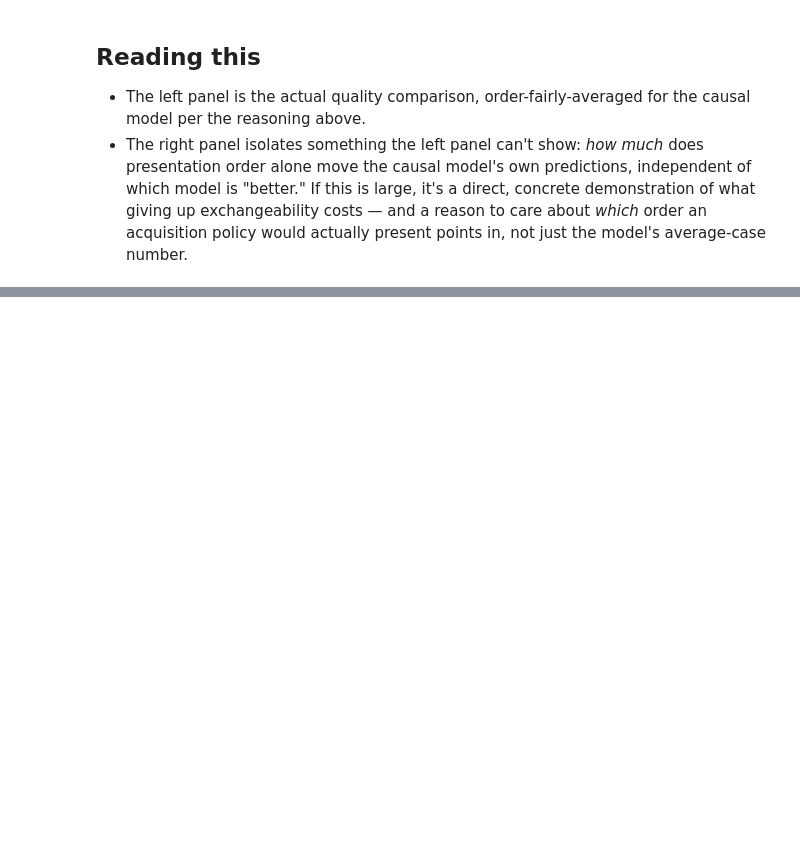
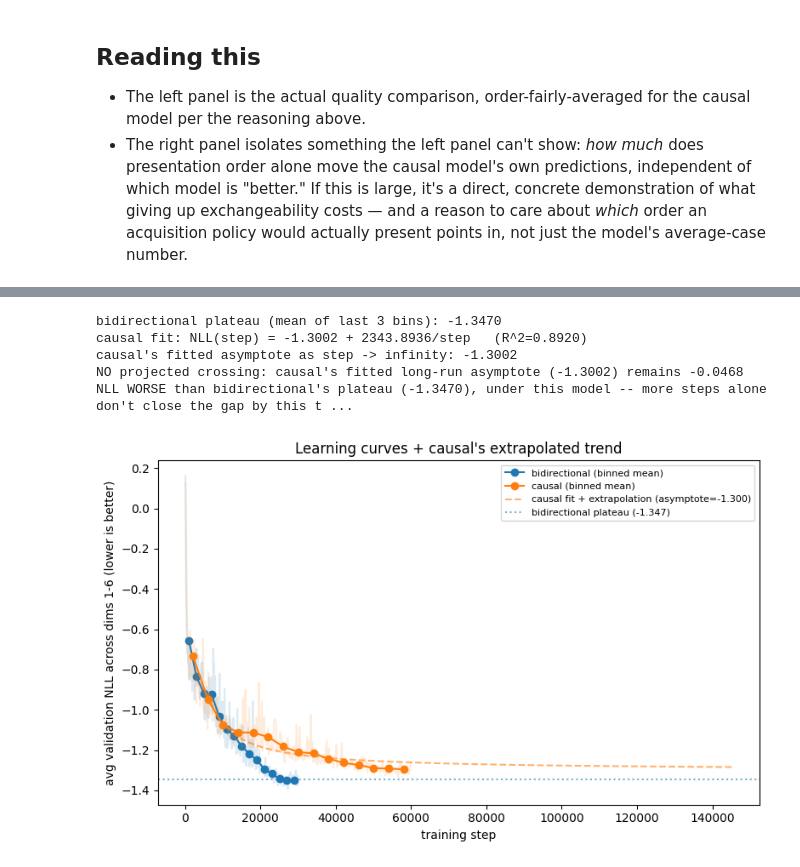
Before and after one commit to timruhkopf/AnytimeAcquisition, a Jupyter notebook: notebooks/pfn_causal_vs_bidirectional.ipynb, the cells around one changed output, grey strips where cells are left out. Cells and saved outputs as stored; diff of their text form; code cells hidden in the pictures; blank space fills up the shorter version.

```diff
--- a/notebooks/pfn_causal_vs_bidirectional.ipynb
+++ b/notebooks/pfn_causal_vs_bidirectional.ipynb
@@ -161,0 +217,61 @@ plt.show()
+# %%
+def binned_mean(steps, y, n_bins=15):
+    edges = np.linspace(steps.min(), steps.max(), n_bins + 1)
+    idx = np.digitize(steps, edges[1:-1])
+    bin_steps = np.array([steps[idx == i].mean() for i in range(n_bins)])
+    bin_y = np.array([y[idx == i].mean() for i in range(n_bins)])
+    return bin_steps, bin_y
+
+
+bidir_bs, bidir_by = binned_mean(bidir_lc_steps, bidir_lc_nll)
+causal_bs, causal_by = binned_mean(causal_lc_steps, causal_lc_nll)
+
+bidir_target = bidir_by[-3:].mean()  # bidirectional's own plateau level
+
+# NLL(step) = intercept + slope/step -- linear in 1/step, so plain OLS (no
+# nonlinear optimizer to land in a bad local minimum). Fit on causal's
+# binned curve, skipping the first bin (1/step blows up near step -> 0).
+inv_step = 1.0 / causal_bs[1:]
+slope, intercept = np.polyfit(inv_step, causal_by[1:], 1)
+pred = slope * inv_step + intercept
+r2 = 1 - np.sum((causal_by[1:] - pred) ** 2) / np.sum((causal_by[1:] - causal_by[1:].mean()) ** 2)
+
+print(f"bidirectional plateau (mean of last 3 bins): {bidir_target:.4f}")
+print(f"causal fit: NLL(step) = {intercept:.4f} + {slope:.4f}/step   (R^2={r2:.4f})")
+print(f"causal's fitted asymptote as step -> infinity: {intercept:.4f}")
+
+gap_at_infinity = bidir_target - intercept
+if intercept < bidir_target:
+    step_star = slope / (bidir_target - intercept)
+    print(f"estimated crossing step: {step_star:,.0f}")
+else:
+    print(
+        f"NO projected crossing: causal's fitted long-run asymptote ({intercept:.4f}) "
+        f"remains {gap_at_infinity:.4f} NLL WORSE than bidirectional's plateau ({bidir_target:.4f}), "
+        f"under this model -- more steps alone don't close the gap by this trend."
+    )
+# %% [output]
+bidirectional plateau (mean of last 3 bins): -1.3470
+causal fit: NLL(step) = -1.3002 + 2343.8936/step   (R^2=0.8920)
+causal's fitted asymptote as step -> infinity: -1.3002
+NO projected crossing: causal's fitted long-run asymptote (-1.3002) remains -0.0468 NLL WORSE than bidirectional's plateau (-1.3470), under this model -- more steps alone don't close the gap by this t ...
+# %%
+fig, ax = plt.subplots(figsize=(8, 5))
+ax.plot(bidir_lc_steps, bidir_lc_nll, alpha=0.15, color="tab:blue")
+ax.plot(bidir_bs, bidir_by, "o-", color="tab:blue", label="bidirectional (binned mean)")
+ax.plot(causal_lc_steps, causal_lc_nll, alpha=0.15, color="tab:orange")
+ax.plot(causal_bs, causal_by, "o-", color="tab:orange", label="causal (binned mean)")
+
+step_grid = np.linspace(causal_bs[1], causal_bs.max() * 2.5, 300)
+ax.plot(step_grid, intercept + slope / step_grid, "--", color="tab:orange", alpha=0.6,
+        label=f"causal fit + extrapolation (asymptote={intercept:.3f})")
+ax.axhline(bidir_target, color="tab:blue", linestyle=":", alpha=0.6, label=f"bidirectional plateau ({bidir_target:.3f})")
+
+ax.set_xlabel("training step")
+ax.set_ylabel("avg validation NLL across dims 1-6 (lower is better)")
+ax.set_title("Learning curves + causal's extrapolated trend")
+ax.legend(fontsize=8)
+plt.tight_layout()
+plt.show()
+# %% [output]
+[figure, added]
```
Also changed, not shown: parts of 6 cells of this notebook, 2 other files.
